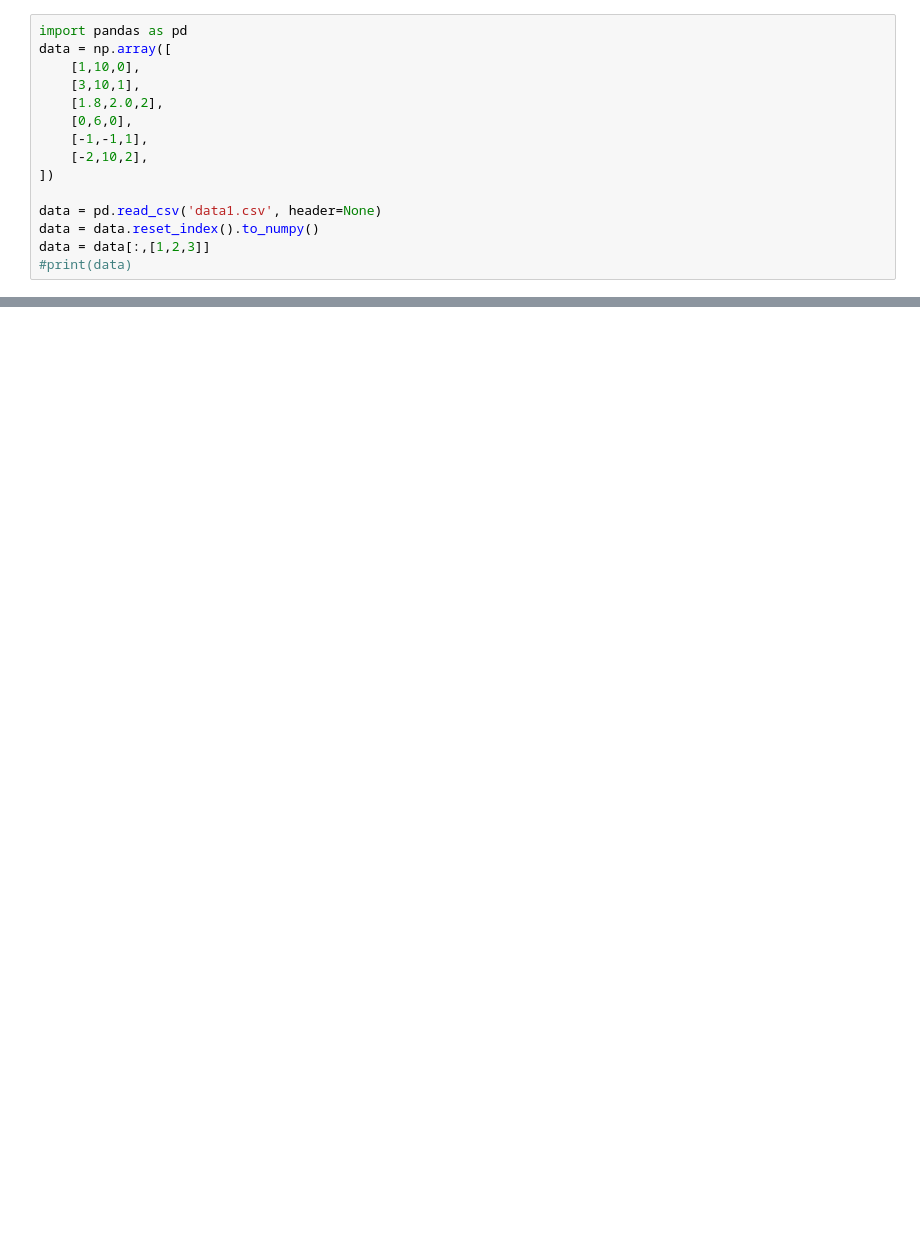
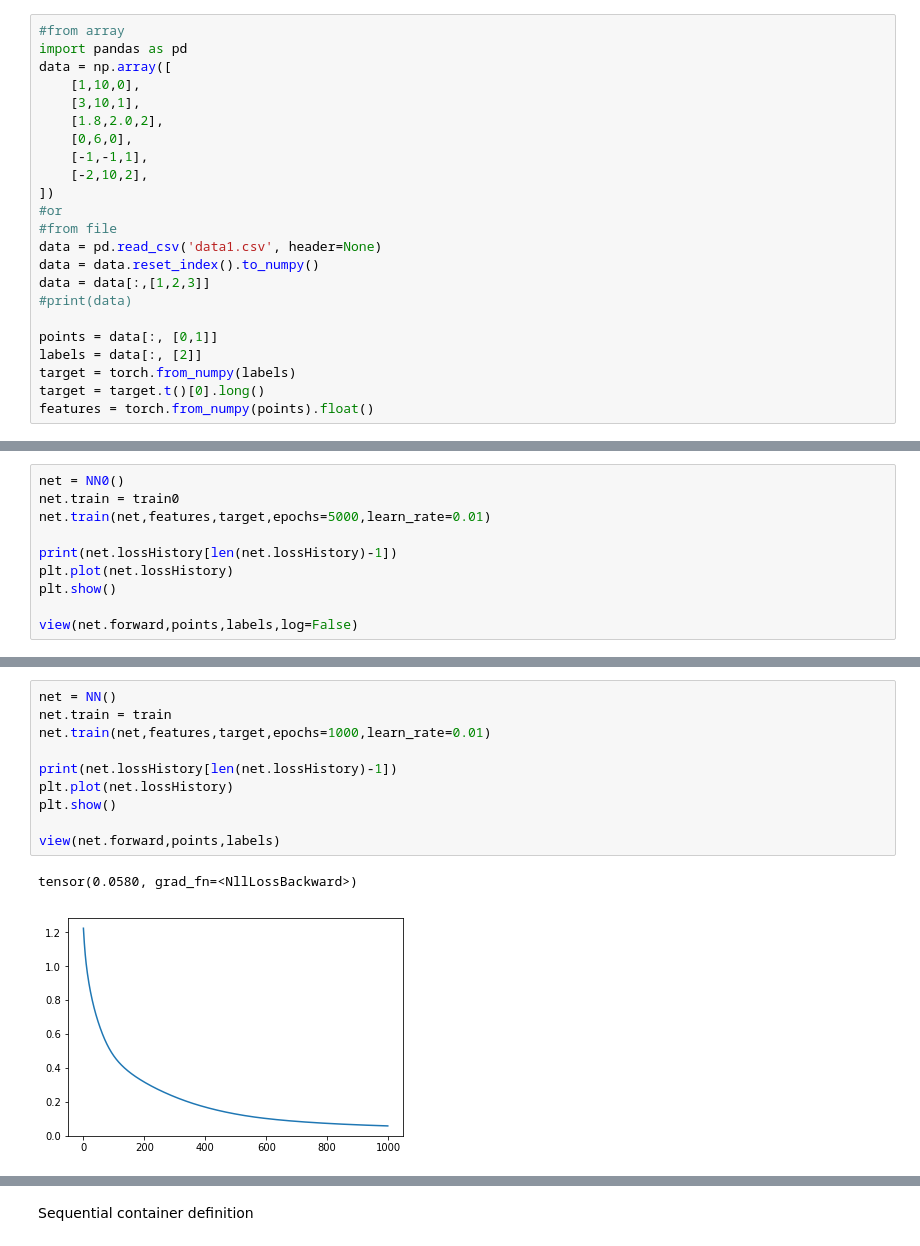
Before and after one commit to mihai2014/python-data-processing, a Jupyter notebook: ml/pytorch6.ipynb, the cells around one changed output, grey strips where cells are left out. Drawn from its saved outputs; the diff is of its cells as text; blank space fills up the shorter version.

```diff
--- a/ml/pytorch6.ipynb
+++ b/ml/pytorch6.ipynb
@@ -57,4 +65,5 @@ def view(net):
 # %%
+#from array
 import pandas as pd
 data = np.array([
     [1,10,0],
@@ -64,8 +73,15 @@ data = np.array([
     [-1,-1,1],
     [-2,10,2],
 ])
-
+#or
+#from file
 data = pd.read_csv('data1.csv', header=None)
 data = data.reset_index().to_numpy()
 data = data[:,[1,2,3]]
 #print(data)
+
+points = data[:, [0,1]]
+labels = data[:, [2]]
+target = torch.from_numpy(labels)
+target = target.t()[0].long()
+features = torch.from_numpy(points).float()
@@ -307,0 +165,10 @@ tensor(0.0062, grad_fn=<MeanBackward1>)
+# %%
+net = NN0()
+net.train = train0
+net.train(net,features,target,epochs=5000,learn_rate=0.01)
+
+print(net.lossHistory[len(net.lossHistory)-1])
+plt.plot(net.lossHistory)
+plt.show()
+
+view(net.forward,points,labels,log=False)
@@ -307,0 +233,13 @@ tensor(0.0062, grad_fn=<MeanBackward1>)
+# %%
+net = NN()
+net.train = train
+net.train(net,features,target,epochs=1000,learn_rate=0.01)
+
+print(net.lossHistory[len(net.lossHistory)-1])
+plt.plot(net.lossHistory)
+plt.show()
+
+view(net.forward,points,labels)
+# %% [output]
+tensor(0.0580, grad_fn=<NllLossBackward>)
+[figure, added]
@@ -307,0 +247,2 @@ tensor(0.0062, grad_fn=<MeanBackward1>)
+# %% [markdown]
+Sequential container definition
```
Also changed, not shown: parts of 15 cells of this notebook, 3 other files.
